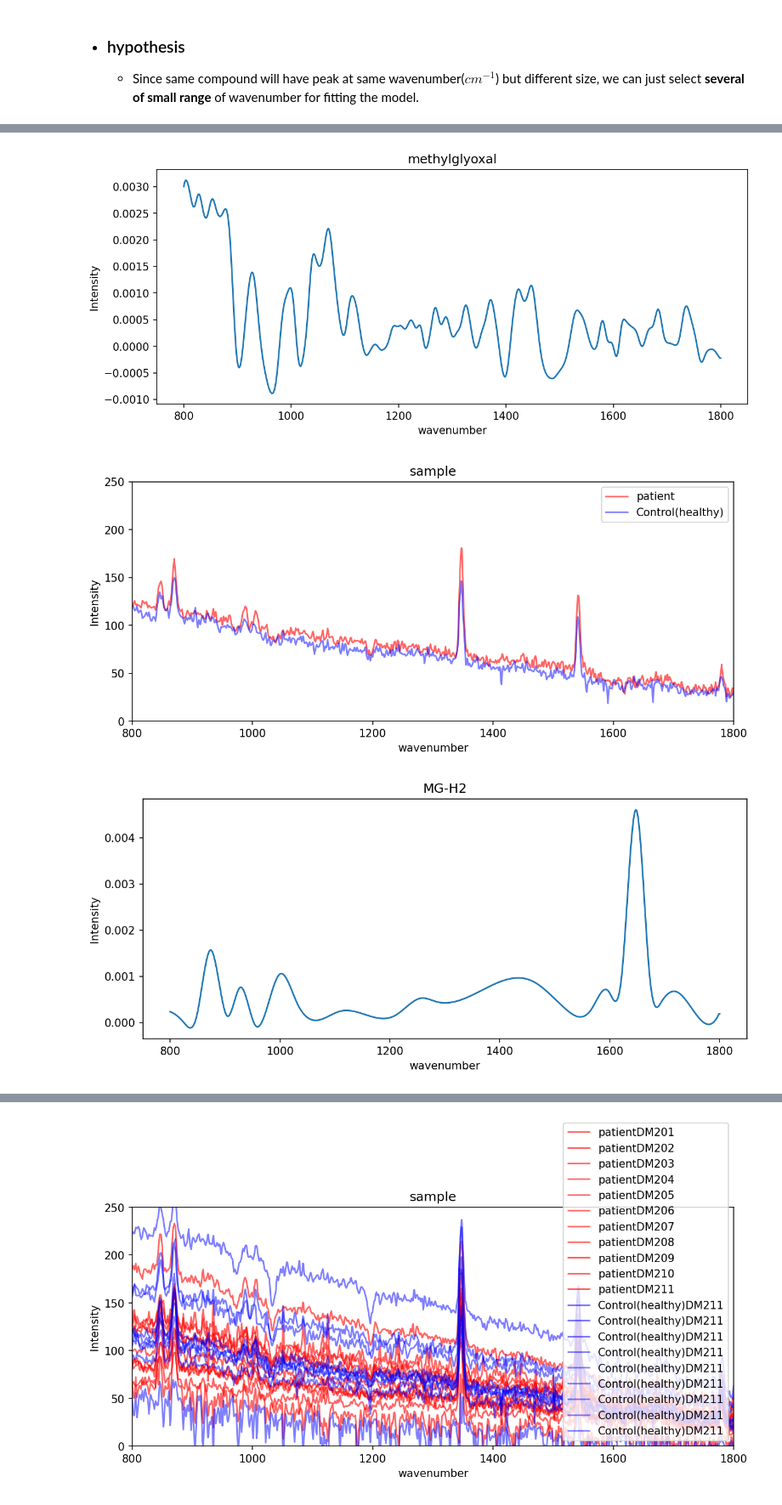
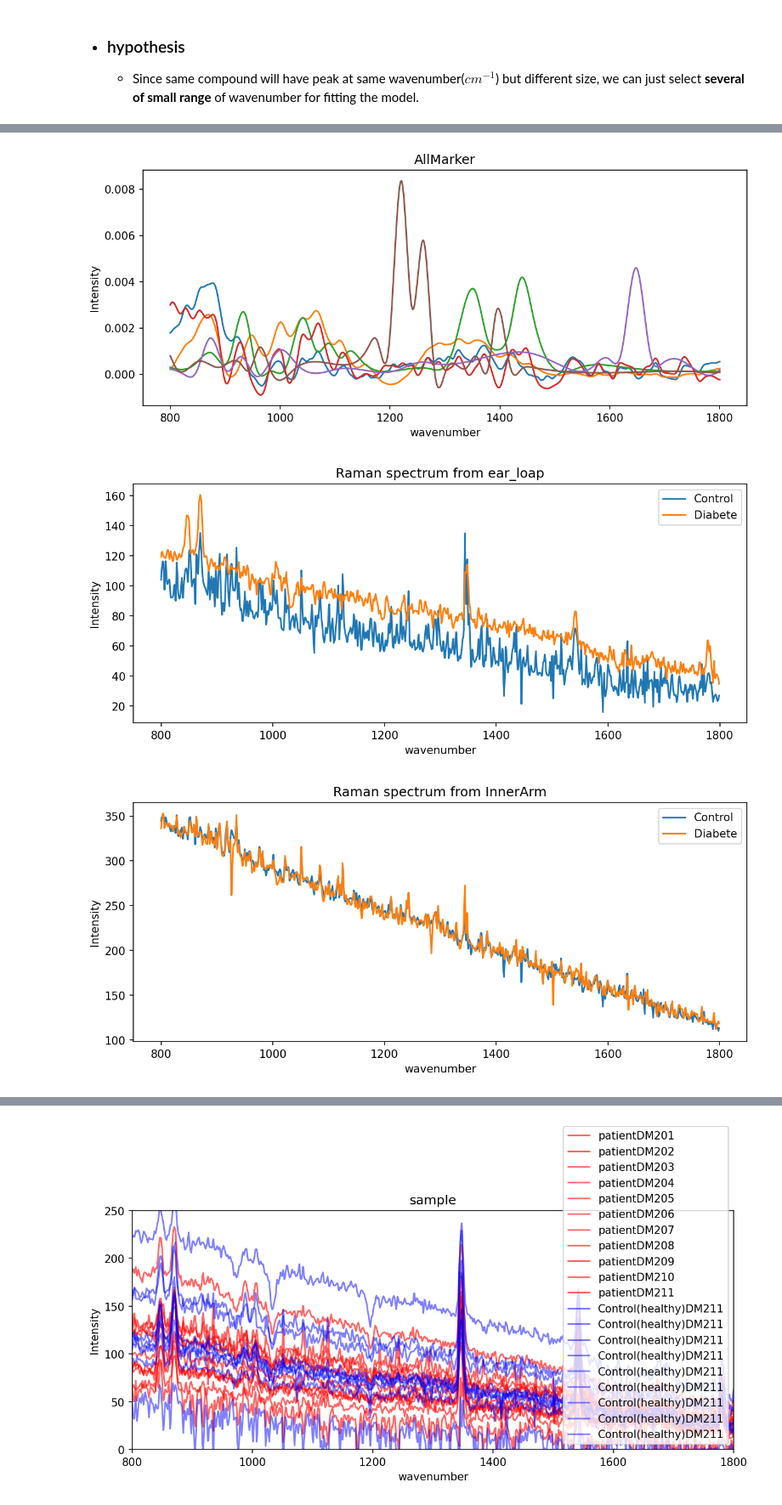
Before and after one commit to AtiChetsurakul/DataScienceAndMLProjects, a Jupyter notebook: Diabete_detection_withRamanSpec/datawatcher.ipynb, the cells around one changed output, grey strips where cells are left out. Shown at 85% size. Cells and saved outputs as stored; diff of their text form; code cells hidden in the pictures.

Commit message:
update plotting

```diff
--- a/Diabete_detection_withRamanSpec/datawatcher.ipynb
+++ b/Diabete_detection_withRamanSpec/datawatcher.ipynb
@@ -181,3 +207,15 @@ None
+# %%
+idx0_0 = np.where(y_train0 == 0 )
+idx0_1 = np.where(y_train0 == 1 )
+
+idx1_0 = np.where(y_train1 == 0 )
+idx1_1 = np.where(y_train1 == 1 )
+
+idx2_0 = np.where(y_train2 == 0 )
+idx2_1 = np.where(y_train2 == 1 )
+
+idx3_0 = np.where(y_train3 == 0 )
+idx3_1 = np.where(y_train3 == 1 )
 # %% [markdown]
 # 2 . EDA
 > SELECT interest range
@@ -243,4 +268,9 @@ plt.show()
 # %%
+std_transpose = standard.set_index('AGEsID').transpose()
+corr = std_transpose.columns
+shift = std_transpose['ramanShift']
+
+
 for c in corr:
     if c != 'ramanShift':
         plt.figure(dpi=150,figsize=(10,4))
@@ -250,15 +280,49 @@ for c in corr:
         plt.ylabel('Intensity')
         plt.show()
 
-        plt.figure(dpi=150,figsize=(10,4))
-        plt.plot(sample_shift,samp_thumb_T['DM203'],c='red',label='patient',alpha=.6)
-        plt.plot(sample_shift,samp_thumb_T['Ctrl03'],c='blue',label='Control(healthy)',alpha=.5)
-        plt.title('sample')
+
+plt.figure(dpi=150,figsize=(10,4))
+
+for c in corr:
+    if c != 'ramanShift':
+        plt.plot(shift,std_transpose[c])
+        plt.title('AllMarker')
         plt.xlabel('wavenumber')
         plt.ylabel('Intensity')
-        plt.xlim((800, 1800))
-        plt.ylim((0,250))
-        plt.legend()
-        plt.show()
+
+
+plt.show()
+
+
+test_location = ['ear_loap','InnerArm','thumnail','Vein']
+healtly_idx = [idx0_0,idx1_0,idx2_0,idx3_0]
+
+
+patient_idx = [idx0_1,idx1_1,idx2_1,idx3_1]
+
+X_trainall = [X_train0,X_train1,X_train2,X_train3]
+
+for c,Xn_train,ehealt_idx,epat_idx in zip(test_location,X_trainall,healtly_idx,patient_idx):
+    plt.figure(dpi=150,figsize=(10,4))
+
+    plt.plot(shift[:-1],Xn_train[ehealt_idx][0],label = 'Control')
+
+    plt.plot(shift[:-1],Xn_train[epat_idx][0],label= 'Diabete')
+    plt.title(f'Raman spectrum from {c}')
+    plt.xlabel('wavenumber')
+    plt.ylabel('Intensity')
+    plt.legend()
+    plt.show()
+
+        # plt.figure(dpi=150,figsize=(10,4))
+        # plt.plot(sample_shift,samp_thumb_T['DM203'],c='red',label='patient',alpha=.6)
+        # plt.plot(sample_shift,samp_thumb_T['Ctrl03'],c='blue',label='Control(healthy)',alpha=.5)
+        # plt.title('sample')
+        # plt.xlabel('wavenumber')
+        # plt.ylabel('Intensity')
+        # plt.xlim((800, 1800))
+        # plt.ylim((0,250))
+        # plt.legend()
+        # plt.show()
 # %% [output]
 [figure]
@@ -270,3 +334,3 @@ for c in corr:
-[figure, old version]
+[figure, new version]
-[figure, old version]
+[figure, new version]
-[figure, old version]
+[figure, new version]
```
Also changed, not shown: parts of 21 cells of this notebook, 2 other files.
